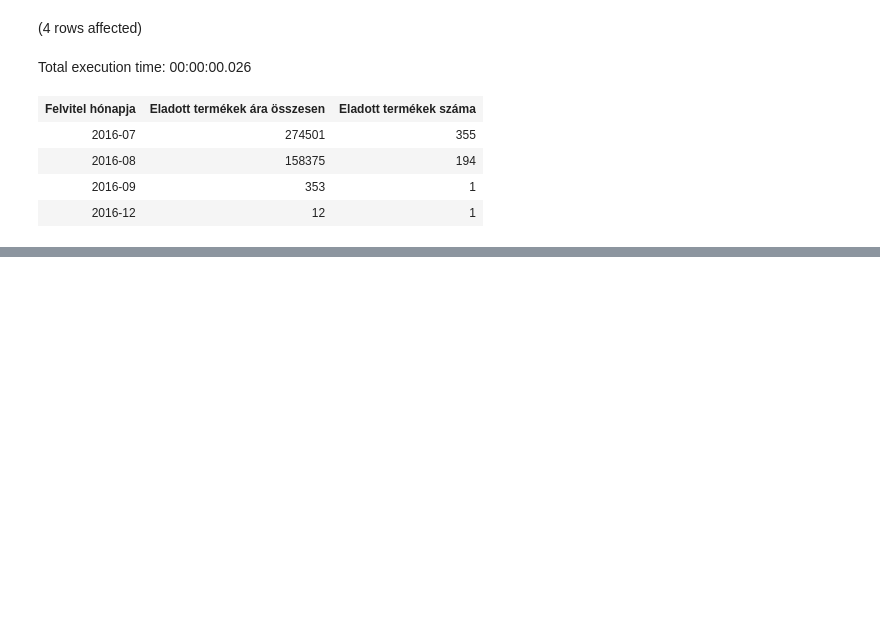
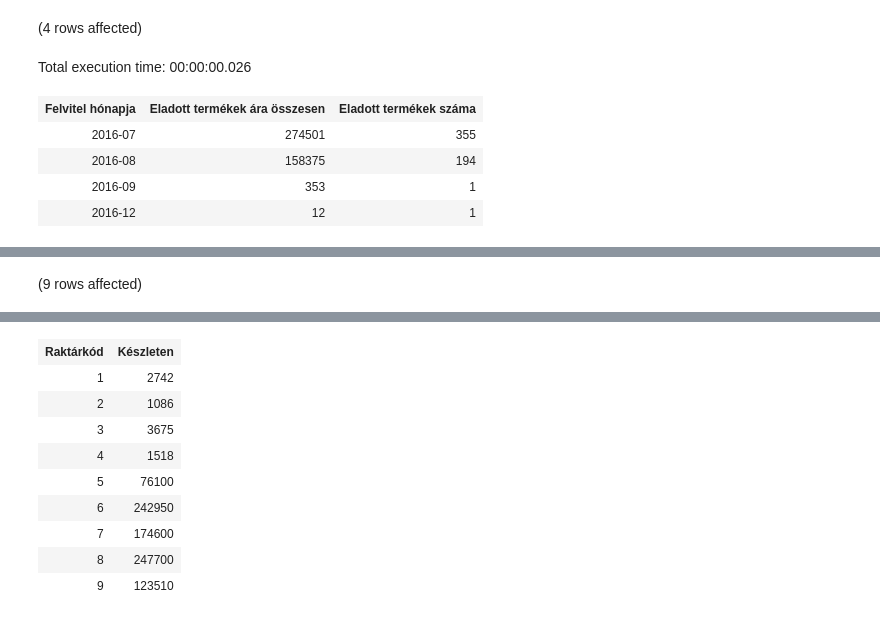
Before and after one commit to gergyemartin/adatbazis_gyak1, a Jupyter notebook: hazi_feladat.ipynb, the cells around one changed output, grey strips where cells are left out. Saved outputs shown, nothing was run; the diff lists cells and outputs as text; code cells hidden in the pictures; blank space fills up the shorter version.

```diff
--- a/hazi_feladat.ipynb
+++ b/hazi_feladat.ipynb
@@ -116,0 +127,9 @@ Total execution time: 00:00:00
+# %%
+--RAKTÁRANKÉNTI KÉSZLETMENNYISÉG
+SELECT RAKTAR_KOD as 'Raktárkód',
+       SUM(KESZLET) AS 'Készleten'
+FROM Termek
+GROUP BY(RAKTAR_KOD)
+ORDER BY RAKTAR_KOD
+# %% [output]
+(9 rows affected)
@@ -116,0 +137,10 @@ Total execution time: 00:00:00
+| Raktárkód | Készleten |
+| 1 | 2742 |
+| 2 | 1086 |
+| 3 | 3675 |
+| 4 | 1518 |
+| 5 | 76100 |
+| 6 | 242950 |
+| 7 | 174600 |
+| 8 | 247700 |
+| 9 | 123510 |
```
Also changed, not shown: parts of 8 cells of this notebook.
